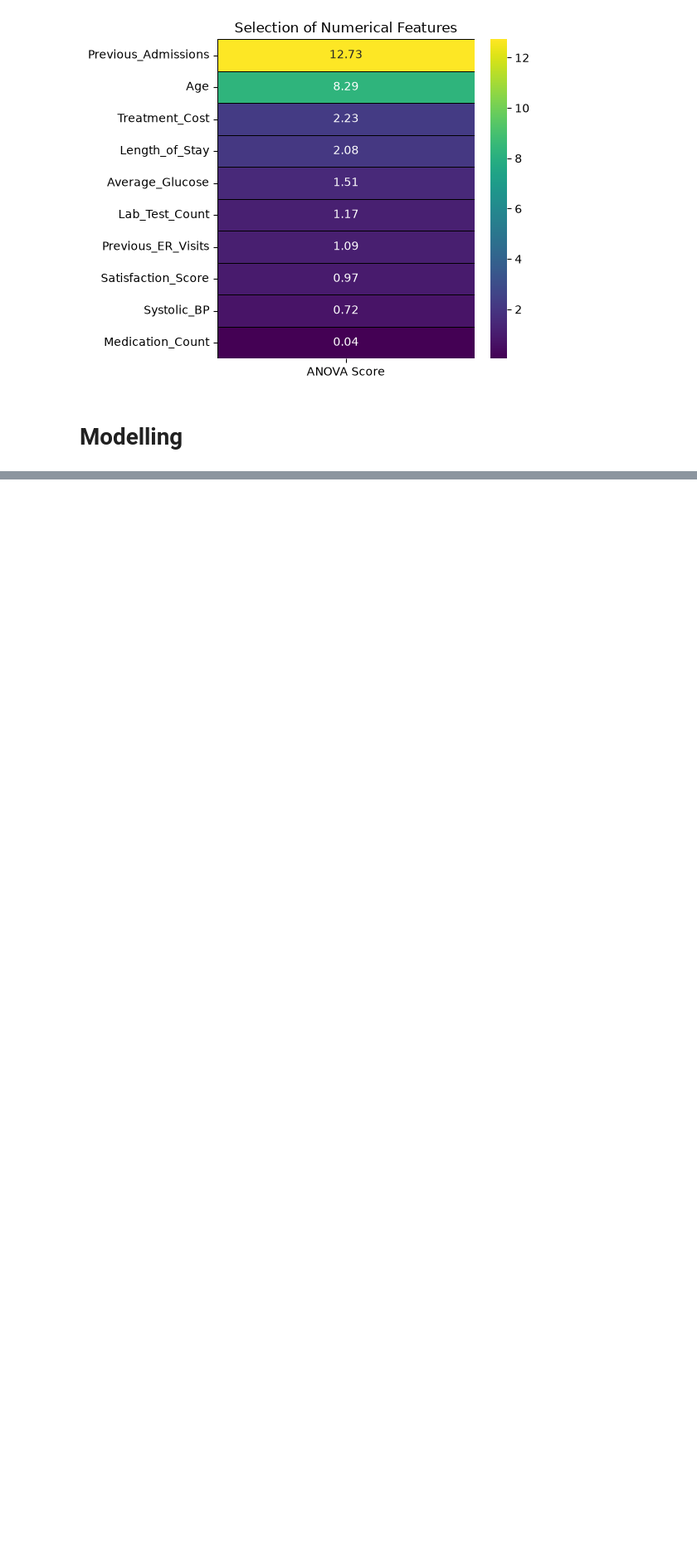
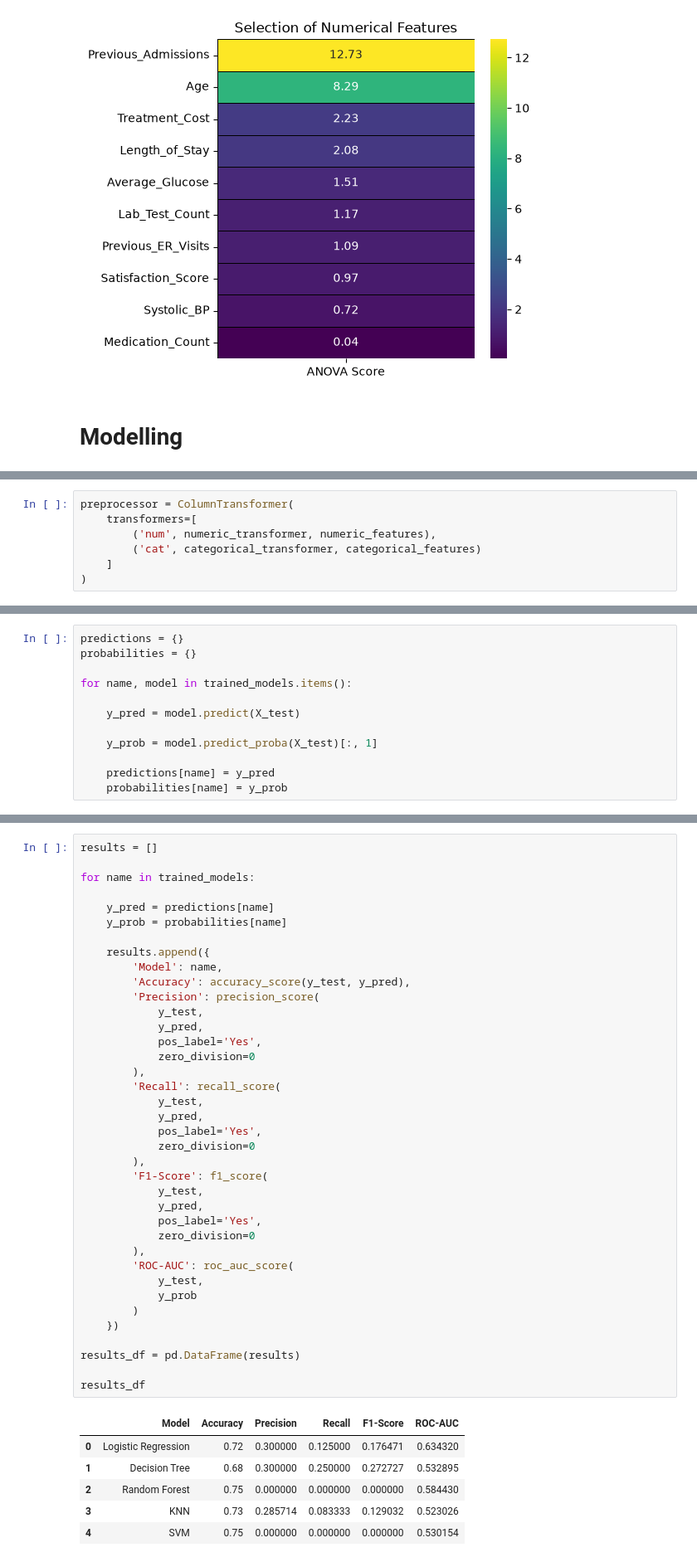
Before and after one commit to Clinton-Analyst/Healthcare_patient_readmission_risk_analysis_and-_predictive_modelling, a Jupyter notebook: models/PredictiveModelling.ipynb, the cells around one changed output, grey strips where cells are left out. Shown at 83% size. Drawn from its saved outputs; the diff is of its cells as text; blank space fills up the shorter version.

Commit message:
Training the 5 models

```diff
--- a/models/PredictiveModelling.ipynb
+++ b/models/PredictiveModelling.ipynb
@@ -317,0 +285,7 @@ NameError: name 'model' is not defined
+# %%
+preprocessor = ColumnTransformer(
+    transformers=[
+        ('num', numeric_transformer, numeric_features),
+        ('cat', categorical_transformer, categorical_features)
+    ]
+)
@@ -317,0 +357,12 @@ NameError: name 'model' is not defined
+# %%
+predictions = {}
+probabilities = {}
+
+for name, model in trained_models.items():
+
+    y_pred = model.predict(X_test)
+
+    y_prob = model.predict_proba(X_test)[:, 1]
+
+    predictions[name] = y_pred
+    probabilities[name] = y_prob
@@ -317,0 +381,45 @@ NameError: name 'model' is not defined
+# %%
+results = []
+
+for name in trained_models:
+
+    y_pred = predictions[name]
+    y_prob = probabilities[name]
+
+    results.append({
+        'Model': name,
+        'Accuracy': accuracy_score(y_test, y_pred),
+        'Precision': precision_score(
+            y_test,
+            y_pred,
+            pos_label='Yes',
+            zero_division=0
+        ),
+        'Recall': recall_score(
+            y_test,
+            y_pred,
+            pos_label='Yes',
+            zero_division=0
+        ),
+        'F1-Score': f1_score(
+            y_test,
+            y_pred,
+            pos_label='Yes',
+            zero_division=0
+        ),
+        'ROC-AUC': roc_auc_score(
+            y_test,
+            y_prob
+        )
+    })
+
+results_df = pd.DataFrame(results)
+
+results_df
+# %% [output]
+|  | Model | Accuracy | Precision | Recall | F1-Score | ROC-AUC |
+| 0 | Logistic Regression | 0.72 | 0.300000 | 0.125000 | 0.176471 | 0.634320 |
+| 1 | Decision Tree | 0.68 | 0.300000 | 0.250000 | 0.272727 | 0.532895 |
+| 2 | Random Forest | 0.75 | 0.000000 | 0.000000 | 0.000000 | 0.584430 |
+| 3 | KNN | 0.73 | 0.285714 | 0.083333 | 0.129032 | 0.523026 |
+| 4 | SVM | 0.75 | 0.000000 | 0.000000 | 0.000000 | 0.530154 |
```
Also changed, not shown: parts of 42 cells of this notebook.
